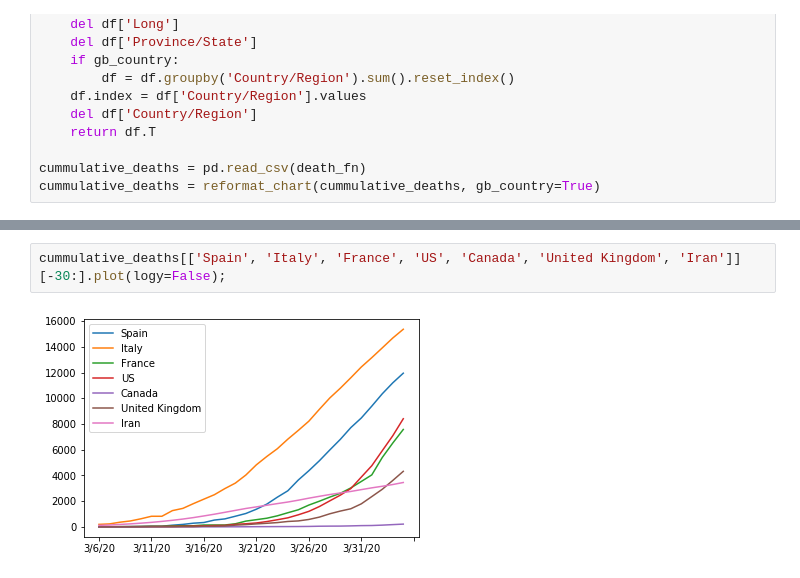
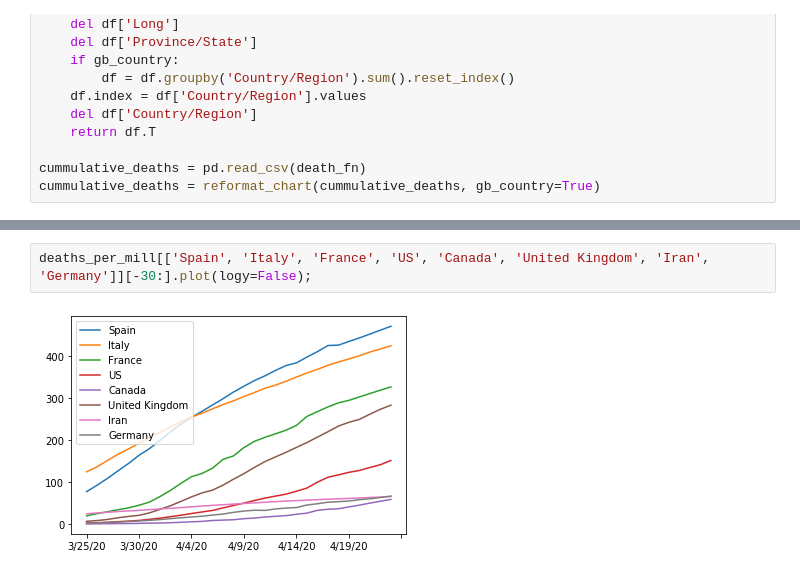
Before and after one commit to robddd/covid-plots, a Jupyter notebook: plot_covid_data.ipynb, the cells around one changed output, grey strips where cells are left out. Drawn from its saved outputs; the diff is of its cells as text.

```diff
--- a/plot_covid_data.ipynb
+++ b/plot_covid_data.ipynb
@@ -72,4 +136,4 @@ Index(['Afghanistan', 'Albania', 'Algeria', 'Andorra', 'Angola',
 # %%
-cummulative_deaths[['Spain', 'Italy', 'France', 'US', 'Canada', 'United Kingdom', 'Iran']][-30:].plot(logy=False);
+deaths_per_mill[['Spain', 'Italy', 'France', 'US', 'Canada', 'United Kingdom', 'Iran', 'Germany']][-30:].plot(logy=False);
 # %% [output]
-[figure, old version]
+[figure, new version]
```
Also changed, not shown: parts of 21 cells of this notebook.
